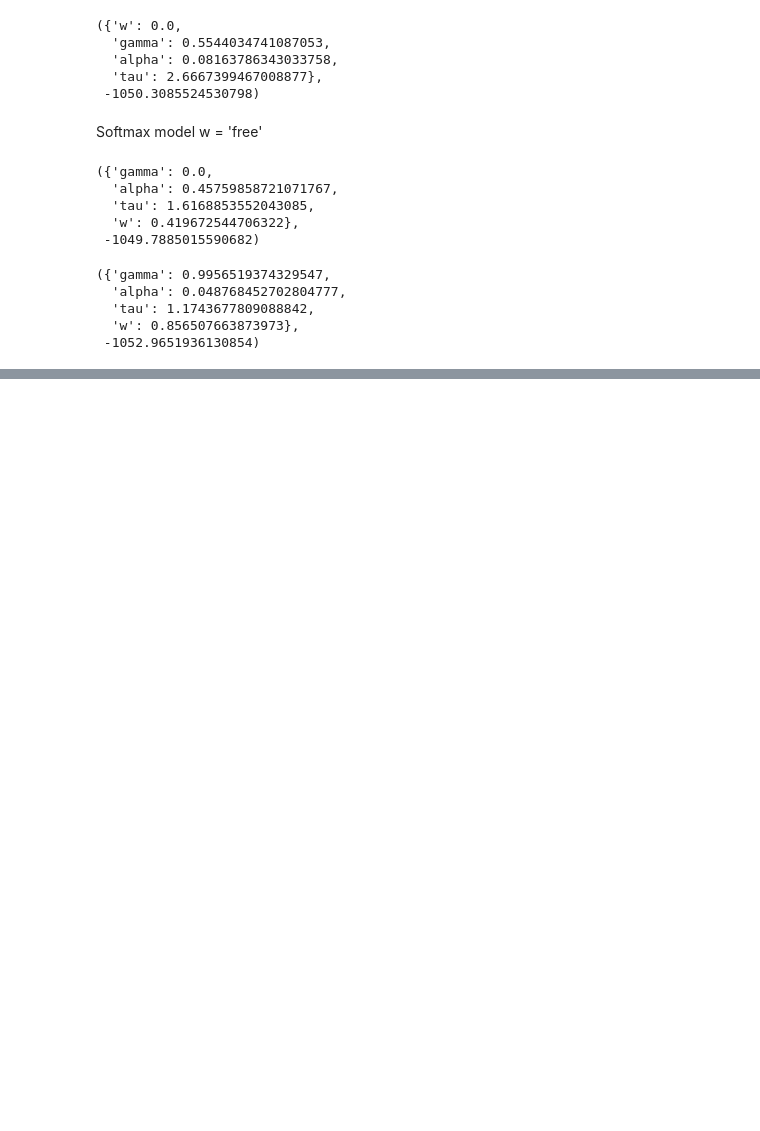
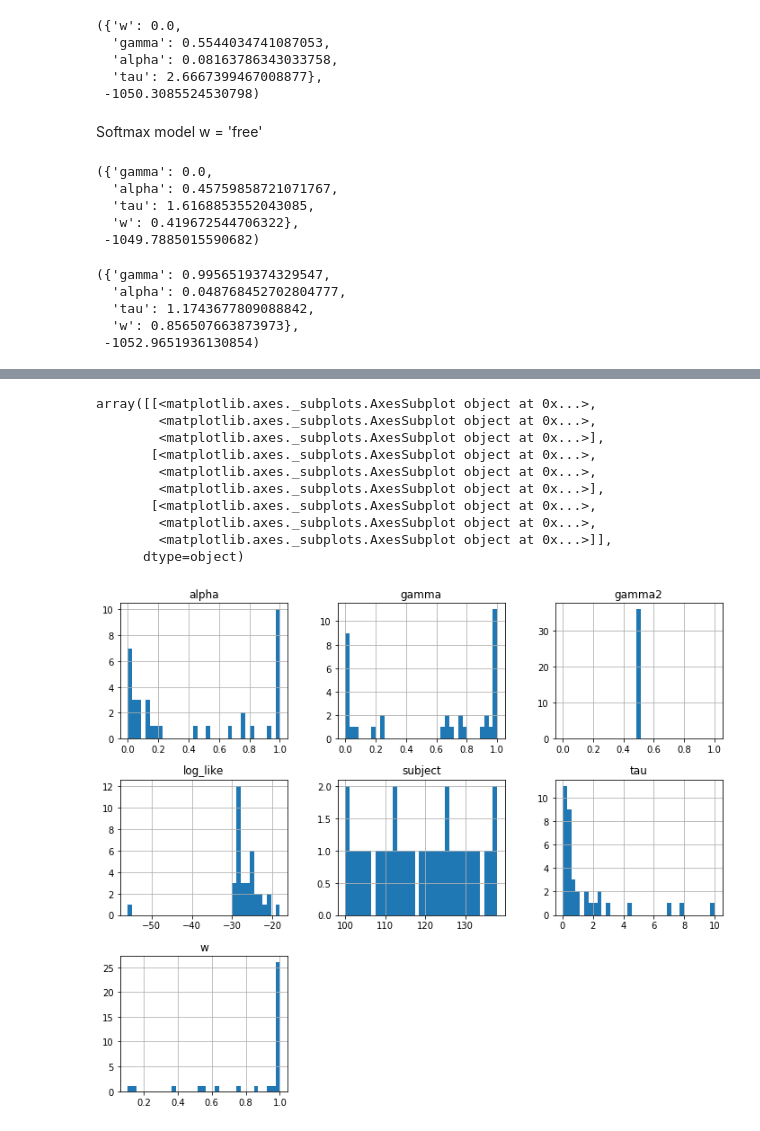
Before and after one commit to prestonlab/tesser_successor, a Jupyter notebook: group_test-Copy1.ipynb, the cells around one changed output, grey strips where cells are left out. Drawn from its saved outputs; the diff is of its cells as text; code cells hidden in the pictures; blank space fills up the shorter version.

```diff
--- a/group_test.ipynb
+++ b/group_test-Copy1.ipynb
@@ -23,9 +23,3 @@ n_states = len(np.unique(struct_df.objnum))
 # get community matrix
 net = network.temp_node_info()
 comm = 1 - distance.squareform(distance.pdist(net['comm'][:, None], 'hamming'))
-# %%
-fixed = {'gamma2':0.99, 'w': 1.0}
-var_names = ['gamma', 'alpha', 'tau']
-var_bounds = {'alpha': [0, 1], 'gamma': [0, 1], 'tau': [0, 10]}
-fit.cfit_induct(struct_all, induct_all, fixed, var_names, var_bounds,
-                               n_states=n_states, verbose=False, model='gamma', comm=comm)
@@ -383,0 +420,7 @@ fit.cfit_induct(struct_all, induct_all, fixed, var_names, var_bounds,
+# %%
+fixed = {'gamma2': 0.5}
+var_names = ['gamma', 'alpha', 'tau', 'w']
+var_bounds = {'alpha': [0, 1], 'gamma': [0, 1], 'tau': [0, 10], 'w' : [0, 1]}
+results_gamma = fit.cfit_induct_indiv(struct_all, induct_all, fixed, var_names, var_bounds,
+                                n_states=n_states, model='gamma')
+results_gamma
@@ -383,0 +462,14 @@ fit.cfit_induct(struct_all, induct_all, fixed, var_names, var_bounds,
+# %%
+results_gamma.hist(bins=35,figsize= (12,10))
+# %% [output]
+array([[<matplotlib.axes._subplots.AxesSubplot object at 0x...>,
+        <matplotlib.axes._subplots.AxesSubplot object at 0x...>,
+        <matplotlib.axes._subplots.AxesSubplot object at 0x...>],
+       [<matplotlib.axes._subplots.AxesSubplot object at 0x...>,
+        <matplotlib.axes._subplots.AxesSubplot object at 0x...>,
+        <matplotlib.axes._subplots.AxesSubplot object at 0x...>],
+       [<matplotlib.axes._subplots.AxesSubplot object at 0x...>,
+        <matplotlib.axes._subplots.AxesSubplot object at 0x...>,
+        <matplotlib.axes._subplots.AxesSubplot object at 0x...>]],
+      dtype=object)
+[figure, added]
```
Also changed, not shown: parts of 4 cells of this notebook, 18 other files.
